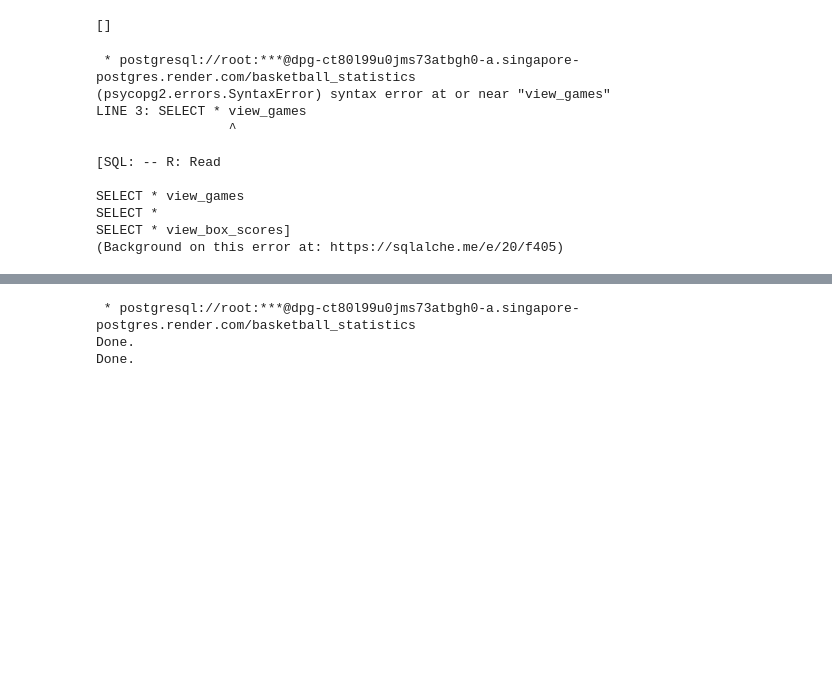
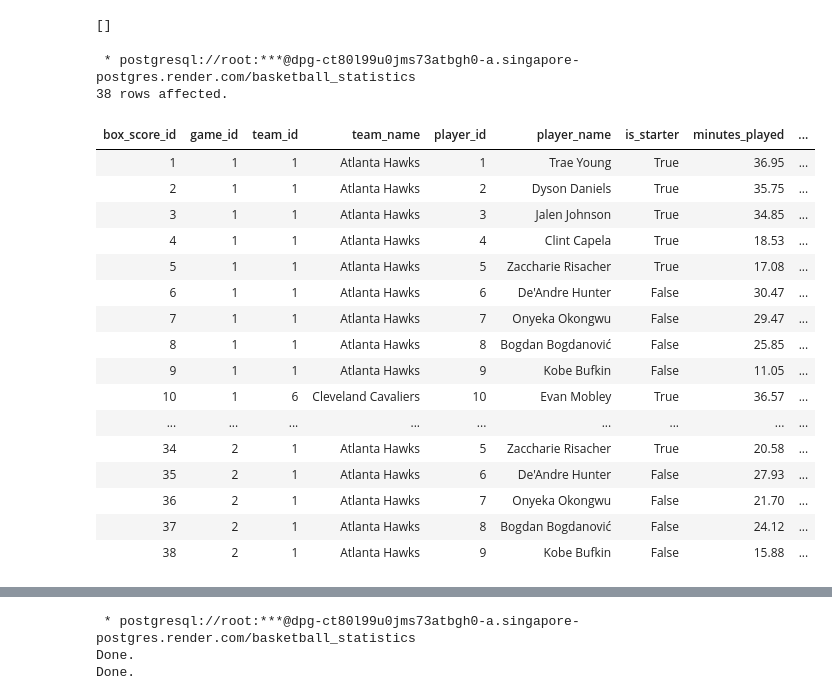
Before and after one commit to NatthaphatP/database-design-project, a Jupyter notebook: basketball.ipynb, the cells around one changed output, grey strips where cells are left out. Drawn from its saved outputs; the diff is of its cells as text; code cells hidden in the pictures; blank space fills up the shorter version.

```diff
--- a/basketball.ipynb
+++ b/basketball.ipynb
@@ -486,20 +477,26 @@ Done.
 # %%
 %%sql
 
 -- R: Read
 
-SELECT * view_games
-SELECT *
-SELECT * view_box_scores
+SELECT * FROM view_box_scores;
 # %% [output]
  * postgresql://root:***@dpg-ct80l99u0jms73atbgh0-a.singapore-postgres.render.com/basketball_statistics
-(psycopg2.errors.SyntaxError) syntax error at or near "view_games"
-LINE 3: SELECT * view_games
-                 ^
-
-[SQL: -- R: Read
-
-SELECT * view_games
-SELECT *
-SELECT * view_box_scores]
-(Background on this error at: https://sqlalche.me/e/20/f405)
+38 rows affected.
+| box_score_id | game_id | team_id | team_name | player_id | player_name | is_starter | minutes_played | ... |
+| 1 | 1 | 1 | Atlanta Hawks | 1 | Trae Young | True | 36.95 | ... |
+| 2 | 1 | 1 | Atlanta Hawks | 2 | Dyson Daniels | True | 35.75 | ... |
+| 3 | 1 | 1 | Atlanta Hawks | 3 | Jalen Johnson | True | 34.85 | ... |
+| 4 | 1 | 1 | Atlanta Hawks | 4 | Clint Capela | True | 18.53 | ... |
+| 5 | 1 | 1 | Atlanta Hawks | 5 | Zaccharie Risacher | True | 17.08 | ... |
+| 6 | 1 | 1 | Atlanta Hawks | 6 | De'Andre Hunter | False | 30.47 | ... |
+| 7 | 1 | 1 | Atlanta Hawks | 7 | Onyeka Okongwu | False | 29.47 | ... |
+| 8 | 1 | 1 | Atlanta Hawks | 8 | Bogdan Bogdanović | False | 25.85 | ... |
+| 9 | 1 | 1 | Atlanta Hawks | 9 | Kobe Bufkin | False | 11.05 | ... |
+| 10 | 1 | 6 | Cleveland Cavaliers | 10 | Evan Mobley | True | 36.57 | ... |
+| ... | ... | ... | ... | ... | ... | ... | ... | ... |
+| 34 | 2 | 1 | Atlanta Hawks | 5 | Zaccharie Risacher | True | 20.58 | ... |
+| 35 | 2 | 1 | Atlanta Hawks | 6 | De'Andre Hunter | False | 27.93 | ... |
+| 36 | 2 | 1 | Atlanta Hawks | 7 | Onyeka Okongwu | False | 21.70 | ... |
+| 37 | 2 | 1 | Atlanta Hawks | 8 | Bogdan Bogdanović | False | 24.12 | ... |
+| 38 | 2 | 1 | Atlanta Hawks | 9 | Kobe Bufkin | False | 15.88 | ... |
```
Also changed, not shown: parts of 18 cells of this notebook.
